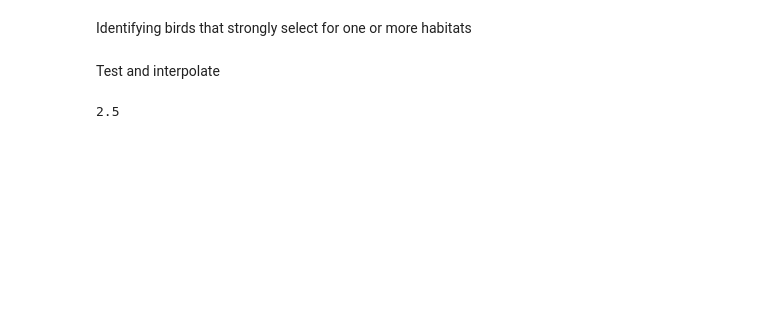
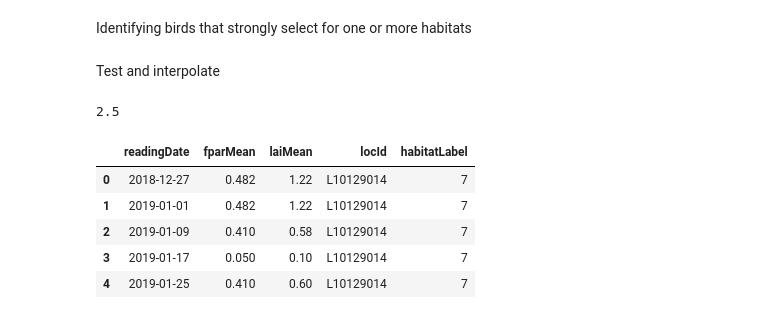
Before and after one commit to Tanag3r/trailheadDirect_birds, a Jupyter notebook: habitatSelection_analysis.ipynb, the cells around one changed output. Drawn from its saved outputs; the diff is of its cells as text; code cells hidden in the pictures; blank space fills up the shorter version.

```diff
--- a/habitatSelection_analysis.ipynb
+++ b/habitatSelection_analysis.ipynb
@@ -135,3 +138,27 @@ def build_datebase(speciesCode,con = connectDB()):
 #todo seasonality test on compiled selection data
 # %% [output]
 2.5
+# %%
+#normalize and prepare fpar, lai data
+fpar_and_lai_query = """SELECT
+	fpar.Date as "readingDate",
+	fpar.Mean as "fparMean",
+	CASE WHEN lai.Mean <= 0 THEN 0.1 ELSE lai.Mean END as "laiMean",
+	fpar.locId,
+	(select habitatLabel from Hotspots where Hotspots.locId=fpar.locId) as "habitatLabel"
+from "MOD15A2H-006-Statistics.csv_MODIS_cooking" as fpar
+left join (select * from "MOD15A2H-006-Statistics.csv_MODIS_cooking" as leafArea where leafArea.Dataset = 'Lai_500m') as lai on lai.locId = fpar.locId and lai.Date = fpar.Date
+where fpar.Dataset = 'Fpar_500m'
+and readingDate not like '19%'
+and habitatLabel = 7
+order by fpar.locId desc,readingDate asc
+;"""
+fparLai = pd.read_sql(sql=fpar_and_lai_query,con=connectDB(),parse_dates='readingDate')
+fparLai.head()
+# %% [output]
+|  | readingDate | fparMean | laiMean | locId | habitatLabel |
+| 0 | 2018-12-27 | 0.482 | 1.22 | L10129014 | 7 |
+| 1 | 2019-01-01 | 0.482 | 1.22 | L10129014 | 7 |
+| 2 | 2019-01-09 | 0.410 | 0.58 | L10129014 | 7 |
+| 3 | 2019-01-17 | 0.050 | 0.10 | L10129014 | 7 |
+| 4 | 2019-01-25 | 0.410 | 0.60 | L10129014 | 7 |
```
Also changed, not shown: parts of 3 cells of this notebook.
